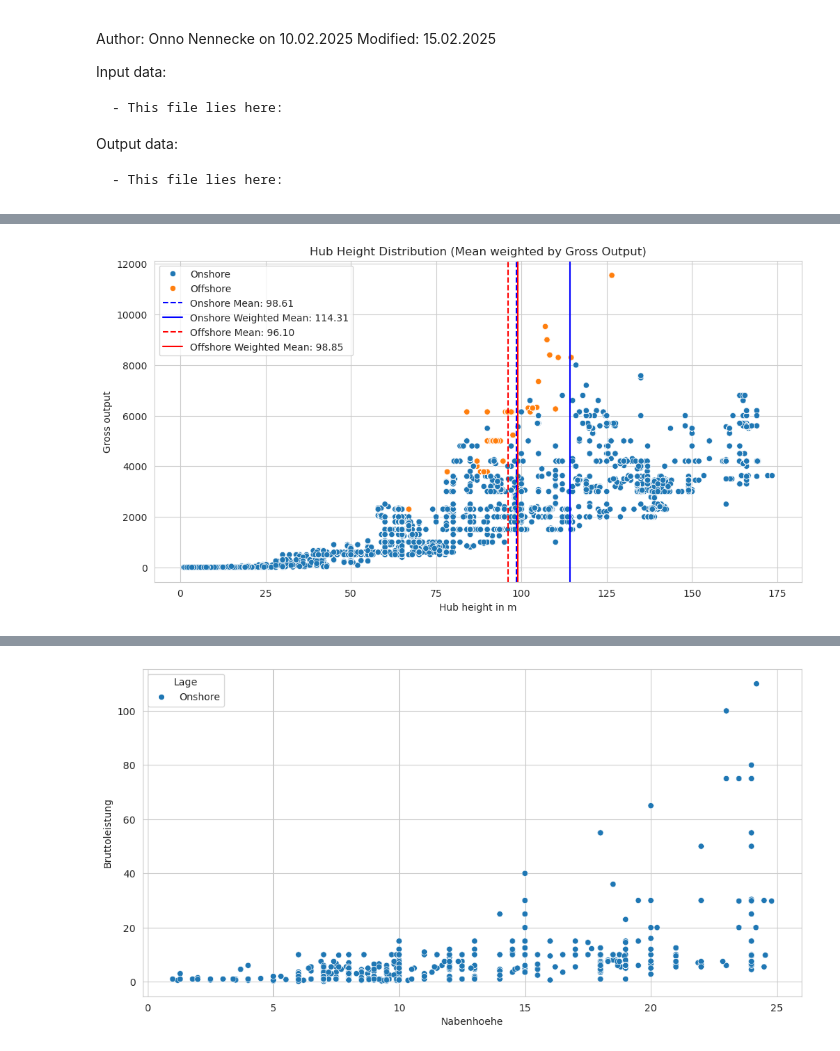
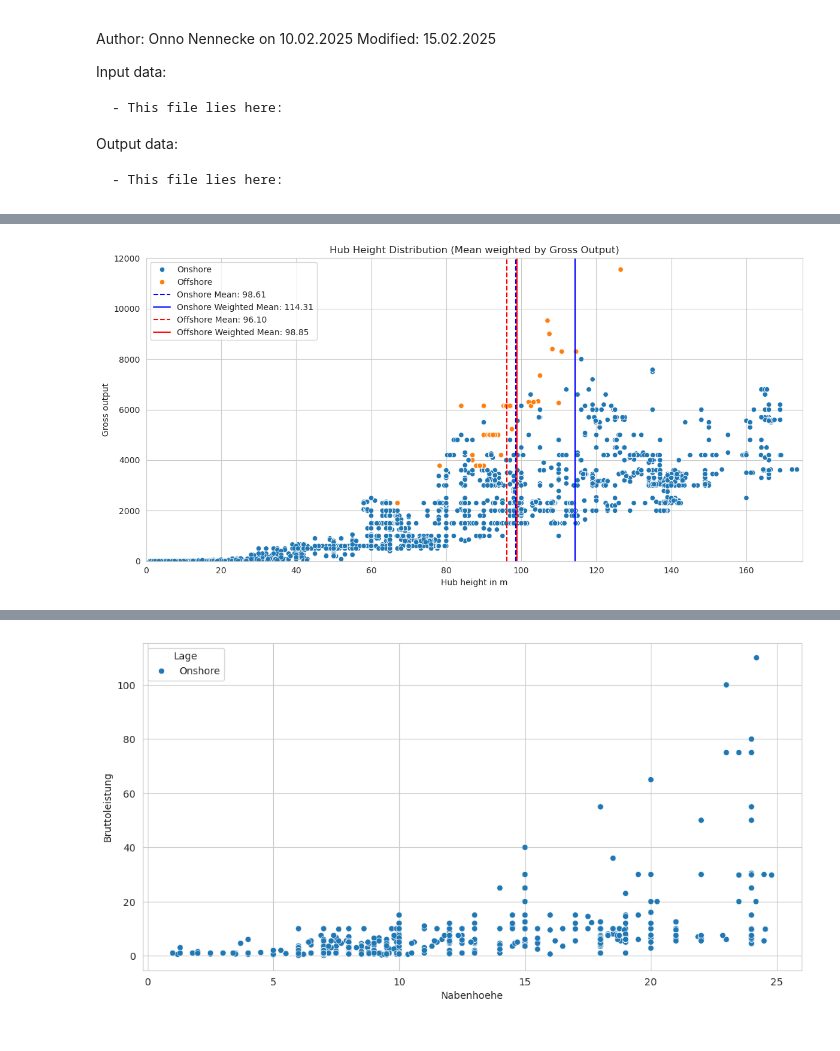
Before and after one commit to O-Nennecke/RL_2026_paper, a Jupyter notebook: Plotting_Code/wind_height_comparison_plots.ipynb, the cells around one changed output, grey strips where cells are left out. Saved outputs shown, nothing was run; the diff lists cells and outputs as text; code cells hidden in the pictures.

```diff
--- a/wind_height_comparison_plots.ipynb
+++ b/Plotting_Code/wind_height_comparison_plots.ipynb
@@ -114,24 +114,32 @@ df_2 = df_1.dropna(subset=['Nabenhoehe'])
 # %%
 # Plot the height distribution coloured by the Lage
 sns.set_style('whitegrid')
 plt.figure(figsize=(12, 6))
 sns.scatterplot(data=df_2, x='Nabenhoehe', y='Bruttoleistung', hue='Lage')
 mean_onshore = df_2[df_2['Lage'] == 'Onshore']['Nabenhoehe'].mean()
 mean_offshore = df_2[df_2['Lage'] == 'Offshore']['Nabenhoehe'].mean()
 weighted_mean_onshore = weighted_mean(df_2[df_2['Lage'] == 'Onshore'], 'Nabenhoehe', 'Bruttoleistung')
 weighted_mean_offshore = weighted_mean(df_2[df_2['Lage'] == 'Offshore'], 'Nabenhoehe', 'Bruttoleistung')
 
 plt.axvline(mean_onshore, color='blue', linestyle='--', label=f'Onshore Mean: {mean_onshore:.2f}')
 plt.axvline(weighted_mean_onshore, color='blue', linestyle='-', label=f'Onshore Weighted Mean: {weighted_mean_onshore:.2f}')
 plt.axvline(mean_offshore, color='red', linestyle='--', label=f'Offshore Mean: {mean_offshore:.2f}')
 plt.axvline(weighted_mean_offshore, color='red', linestyle='-', label=f'Offshore Weighted Mean: {weighted_mean_offshore:.2f}')
 plt.xlabel('Hub height in m')
+plt.xlim(0, 175)
+plt.ylim(0, 12000)
 plt.ylabel('Gross output')
-plt.legend()
+plt.legend(loc='upper left')
 plt.title('Hub Height Distribution (Mean weighted by Gross Output)')
+
+plt.tight_layout()
+
+# save the plot
+# plt.savefig('/home/onennecke/Code/Figures/Hub_height_draft.png', dpi=300, bbox_inches='tight')
+
 plt.show()
 # %% [output]
-[figure, old version]
+[figure, new version]
 # %%
 print('Onshore: \n', df_2[df_2['Lage'] == 'Onshore']['Nabenhoehe'].describe())
 print(weighted_mean(df_2[df_2['Lage'] == 'Onshore'], 'Nabenhoehe', 'Bruttoleistung'))
```
Also changed, not shown: parts of 7 cells of this notebook, 17 other files.
